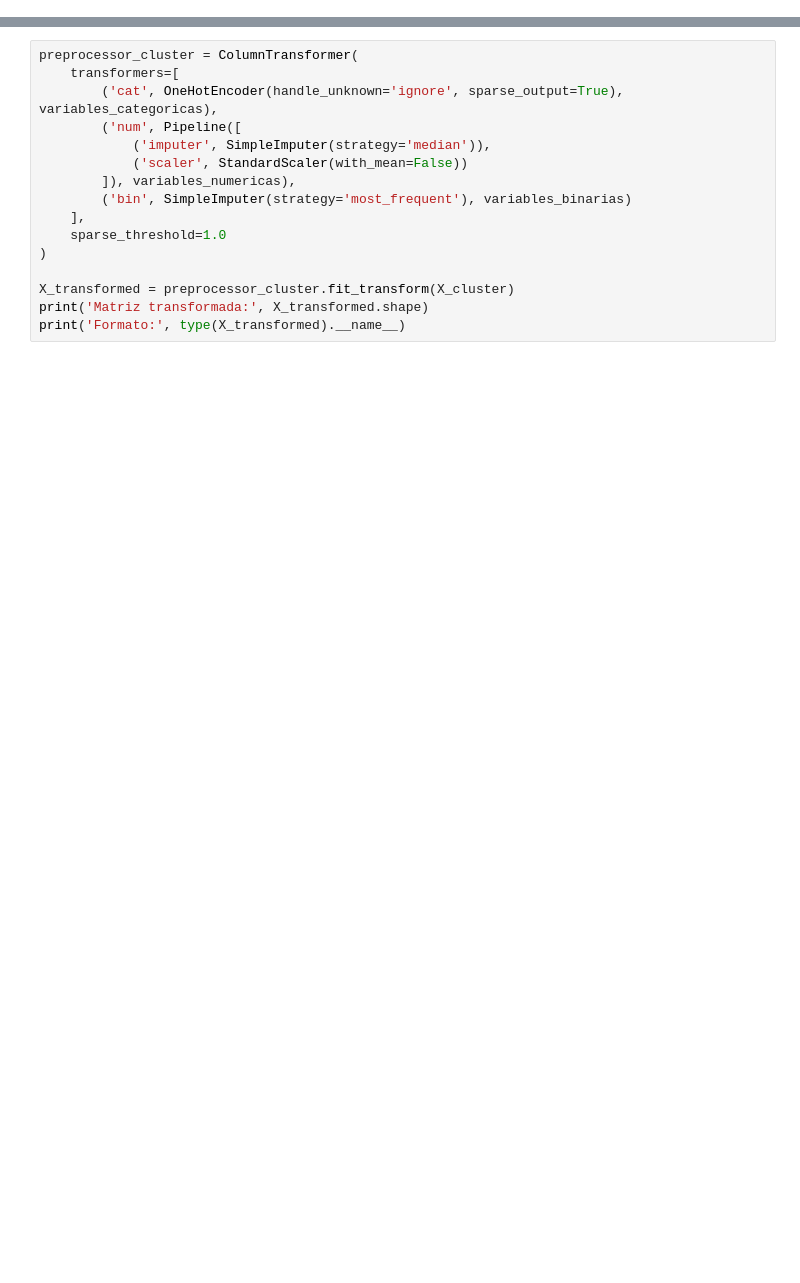
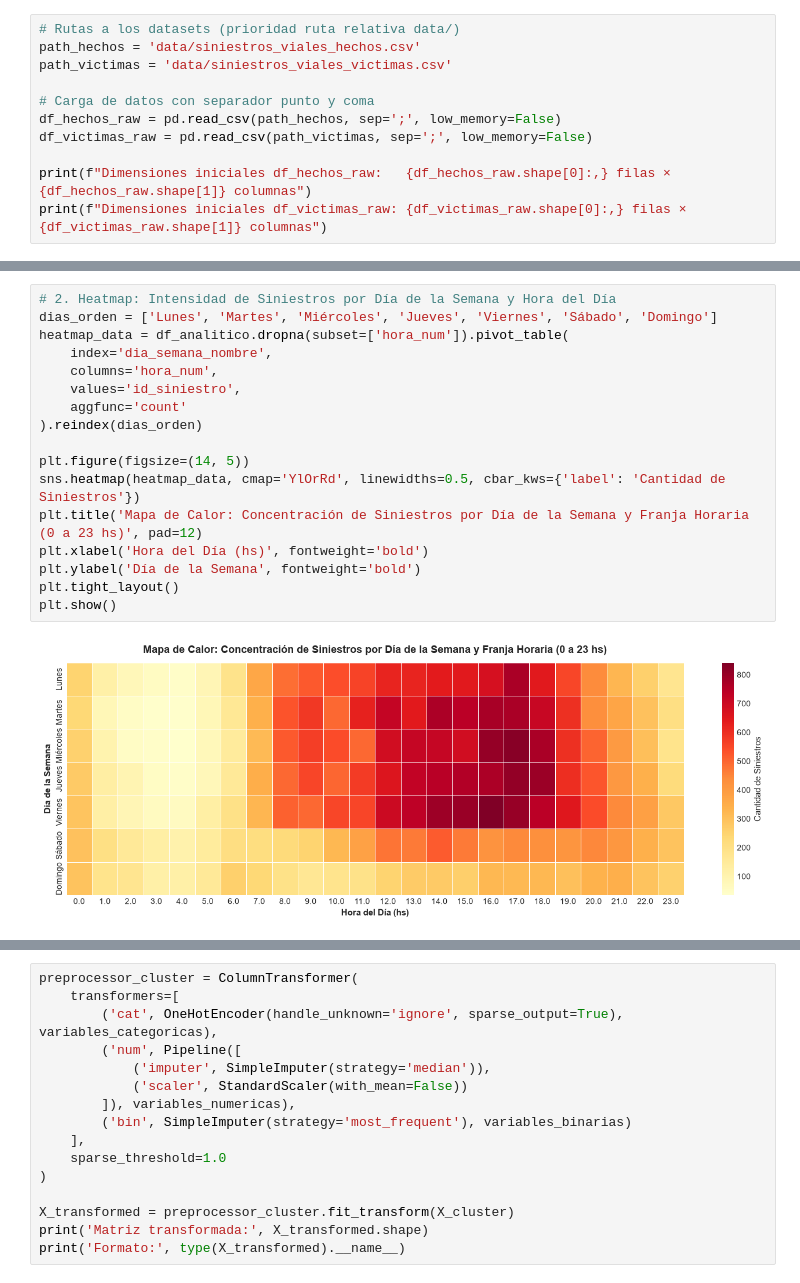
Before and after one commit to diegobianqui/DATA_SCIENCE_GROUP_8, a Jupyter notebook: Entrega_4_Modelos_No_Supervisados_Clustering_Siniestros_Viales_CABA.ipynb, the cells around one changed output, grey strips where cells are left out. Cells and saved outputs as stored; diff of their text form; blank space fills up the shorter version.

```diff
--- a/Entrega_4_Modelos_No_Supervisados_Clustering_Siniestros_Viales_CABA.ipynb
+++ b/Entrega_4_Modelos_No_Supervisados_Clustering_Siniestros_Viales_CABA.ipynb
@@ -175,0 +115,11 @@ Las variables numéricas se imputan por mediana y se escalan. Las categóricas s
+# %%
+# Rutas a los datasets (prioridad ruta relativa data/)
+path_hechos = 'data/siniestros_viales_hechos.csv'
+path_victimas = 'data/siniestros_viales_victimas.csv'
+
+# Carga de datos con separador punto y coma
+df_hechos_raw = pd.read_csv(path_hechos, sep=';', low_memory=False)
+df_victimas_raw = pd.read_csv(path_victimas, sep=';', low_memory=False)
+
+print(f"Dimensiones iniciales df_hechos_raw:   {df_hechos_raw.shape[0]:,} filas × {df_hechos_raw.shape[1]} columnas")
+print(f"Dimensiones iniciales df_victimas_raw: {df_victimas_raw.shape[0]:,} filas × {df_victimas_raw.shape[1]} columnas")
@@ -175,0 +1596,19 @@ Las variables numéricas se imputan por mediana y se escalan. Las categóricas s
+# %%
+# 2. Heatmap: Intensidad de Siniestros por Día de la Semana y Hora del Día
+dias_orden = ['Lunes', 'Martes', 'Miércoles', 'Jueves', 'Viernes', 'Sábado', 'Domingo']
+heatmap_data = df_analitico.dropna(subset=['hora_num']).pivot_table(
+    index='dia_semana_nombre',
+    columns='hora_num',
+    values='id_siniestro',
+    aggfunc='count'
+).reindex(dias_orden)
+
+plt.figure(figsize=(14, 5))
+sns.heatmap(heatmap_data, cmap='YlOrRd', linewidths=0.5, cbar_kws={'label': 'Cantidad de Siniestros'})
+plt.title('Mapa de Calor: Concentración de Siniestros por Día de la Semana y Franja Horaria (0 a 23 hs)', pad=12)
+plt.xlabel('Hora del Día (hs)', fontweight='bold')
+plt.ylabel('Día de la Semana', fontweight='bold')
+plt.tight_layout()
+plt.show()
+# %% [output]
+[figure, added]
```
Also changed, not shown: parts of 176 cells of this notebook.
